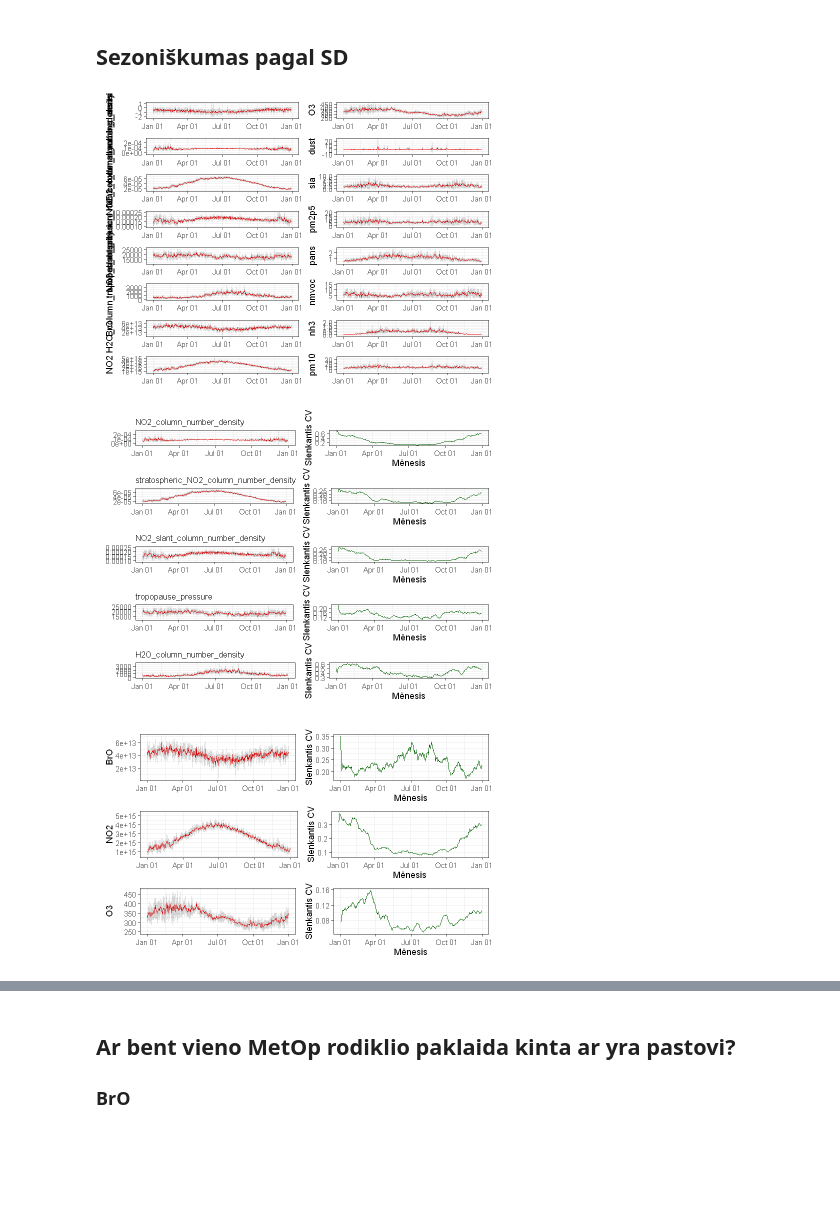
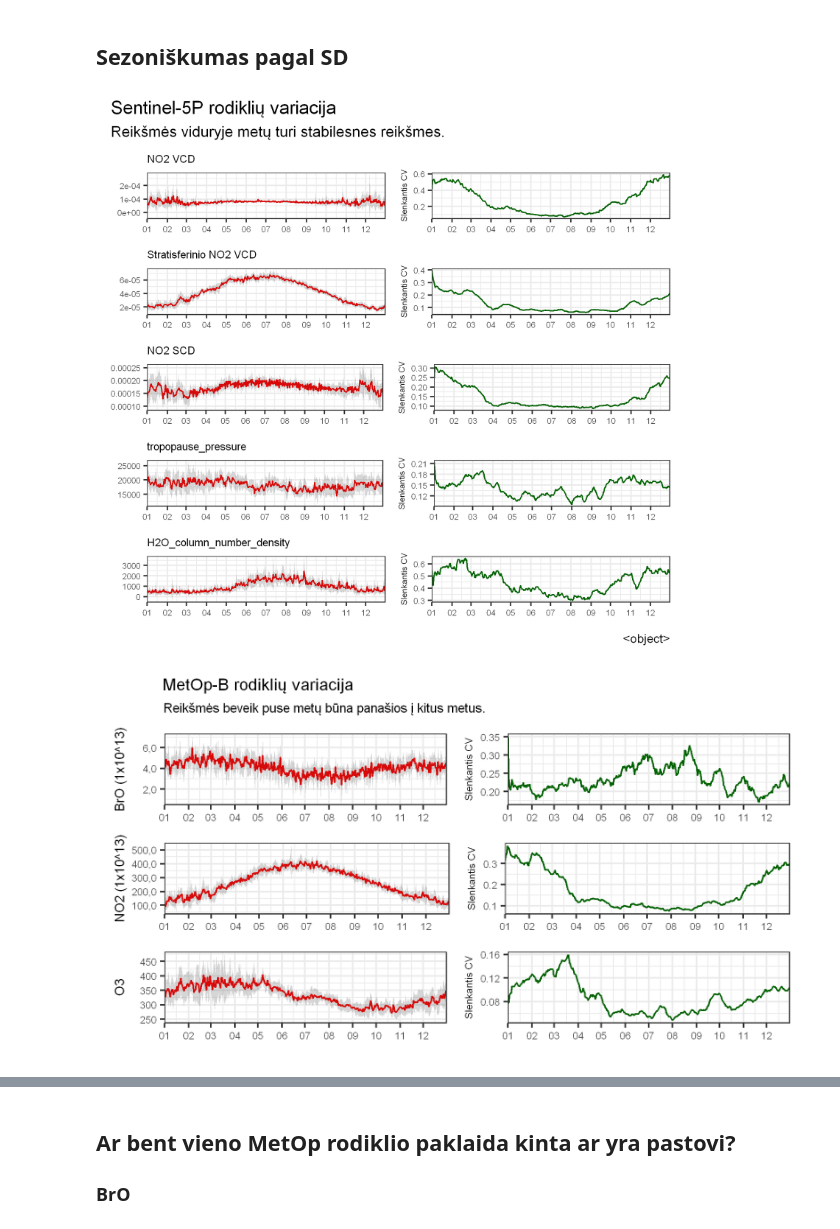
Before and after one commit to rugcer04/Duomenu_mokslo_projektas, a Jupyter notebook: code/R/EDA/Tendency_and_seasonality.ipynb, the cells around one changed output, grey strips where cells are left out. Cells and saved outputs as stored; diff of their text form; code cells hidden in the pictures; blank space fills up the shorter version.

Commit message:
Tendency_and_seasonality UPDATE

```diff
--- a/code/R/EDA/Tendency_and_seasonality.ipynb
+++ b/code/R/EDA/Tendency_and_seasonality.ipynb
@@ -14,9 +33,11 @@ library(scales)
 # Duomenys
 # %%
 data <- read.csv(here("code", "python",
-                      "datasets_prep", "dm_project_dataset_alpha.csv"))
+                      "datasets_prep", "dm_project_dataset.csv"))
 
-data <- data |> mutate(time = ymd(time))
+data <- data |> rename('time' = observationTime)
+
+data <- data |> dplyr::mutate(time = ymd(time))
 # %%
 str(data)
 head(data)
@@ -195,34 +217,13 @@ season_sd_plot <- function(data, var_name) {
   ggplot(aes(x = date_overlay, y = mean_no2)) +
   geom_line(color = "red", linewidth = 0.5) +
   geom_ribbon(aes(ymin = mean_no2 - sd_no2, ymax = mean_no2 + sd_no2), alpha = 0.2) +
-  scale_x_date(date_labels = "%b %d") +
+  scale_x_date(date_labels = "%m", date_breaks = "1 month", expand = expansion(mult = 0, add = 0) ) +
+  # scale_x_date(date_labels = "%b %d") +
   theme_bw() +
   labs(y = var_label, x = NULL)
 
   return(p)
 }
-# %%
-options(repr.plot.width = 6.7, repr.plot.height = 5)
-
-(season_sd_plot(data, absorbing_aerosol_index) /
-season_sd_plot(data, NO2_column_number_density) /
-season_sd_plot(data, stratospheric_NO2_column_number_density) /
-season_sd_plot(data, NO2_slant_column_number_density) /
-season_sd_plot(data, tropopause_pressure) /
-season_sd_plot(data, H2O_column_number_density) /
-season_sd_plot(data, BrO) /
-season_sd_plot(data, NO2)) |
-
-(season_sd_plot(data, O3) /
-season_sd_plot(data, dust) /
-season_sd_plot(data, sia) /
-season_sd_plot(data, pm2p5) /
-season_sd_plot(data, pans) /
-season_sd_plot(data, nmvoc) /
-season_sd_plot(data, nh3) /
-season_sd_plot(data, pm10))
-# %% [output]
-[figure, removed]
 # %%
 get_seasonal_cv <- function(data, var_name, window_size = 30) {
 
@@ -288,21 +330,43 @@ season_rolling_sd_plot <- function(data, var_name, top_name = FALSE) {
   return(p1+p2)
 }
 # %%
-options(repr.plot.width = 6.7, repr.plot.height = 5)
+options(repr.plot.width = 6, repr.plot.height = 5.7, repr.plot.res = 300)
 
 #season_rolling_sd_plot(data, absorbing_aerosol_index, TRUE) /
-season_rolling_sd_plot(data, NO2_column_number_density, TRUE) /
-season_rolling_sd_plot(data, stratospheric_NO2_column_number_density, TRUE) /
-season_rolling_sd_plot(data, NO2_slant_column_number_density, TRUE) /
+seasonal_cv_s5p_plot <- season_rolling_sd_plot(data, NO2_column_number_density, TRUE, FALSE, "NO2 VCD") /
+season_rolling_sd_plot(data, stratospheric_NO2_column_number_density, TRUE, title = "Stratisferinio NO2 VCD") /
+season_rolling_sd_plot(data, NO2_slant_column_number_density, TRUE, title = "NO2 SCD") /
 season_rolling_sd_plot(data, tropopause_pressure, TRUE) /
-season_rolling_sd_plot(data, H2O_column_number_density, TRUE)
+season_rolling_sd_plot(data, H2O_column_number_density, TRUE) + plot_annotation(
+  title = 'Sentinel-5P rodiklių variacija',
+  subtitle = 'Reikšmės viduryje metų turi stabilesnes reikšmes.',
+  theme(plot.title = element_text(size = 10, hjust = 0.1),
+plot.subtitle = element_text(size = 8, hjust = 0.14))
+)
+
+seasonal_cv_s5p_plot
+
+ggsave(filename = "seasonal_cv_s5p_plot.png", width = 6,
+  height = 5.7, units = "in",
+  dpi = 300)
 # %% [output]
-[figure, old version]
+[figure, new version]
 # %%
-options(repr.plot.width = 6.7, repr.plot.height = 4)
+options(repr.plot.width = 6, repr.plot.height = 3.3, repr.plot.res = 300)
 
-season_rolling_sd_plot(data, BrO) /
-season_rolling_sd_plot(data, NO2) /
-season_rolling_sd_plot(data, O3)
+seasonal_cv_metop_plot <- season_rolling_sd_plot(data, BrO, y_scale = TRUE) /
+season_rolling_sd_plot(data, NO2, y_scale = TRUE) /
+season_rolling_sd_plot(data, O3) + plot_annotation(
+  title = 'MetOp-B rodiklių variacija',
+  subtitle = 'Reikšmės beveik puse metų būna panašios į kitus metus.'
+) &
+theme(plot.title = element_text(size = 10, hjust = 0.1),
+plot.subtitle = element_text(size = 8, hjust = 0.14))
+
+seasonal_cv_metop_plot
+
+ggsave(filename = "seasonal_cv_metop_plot.png", width = 6,
+  height = 3.3, units = "in",
+  dpi = 300)
 # %% [output]
-[figure, old version]
+[figure, new version]
```
Also changed, not shown: parts of 41 cells of this notebook.
